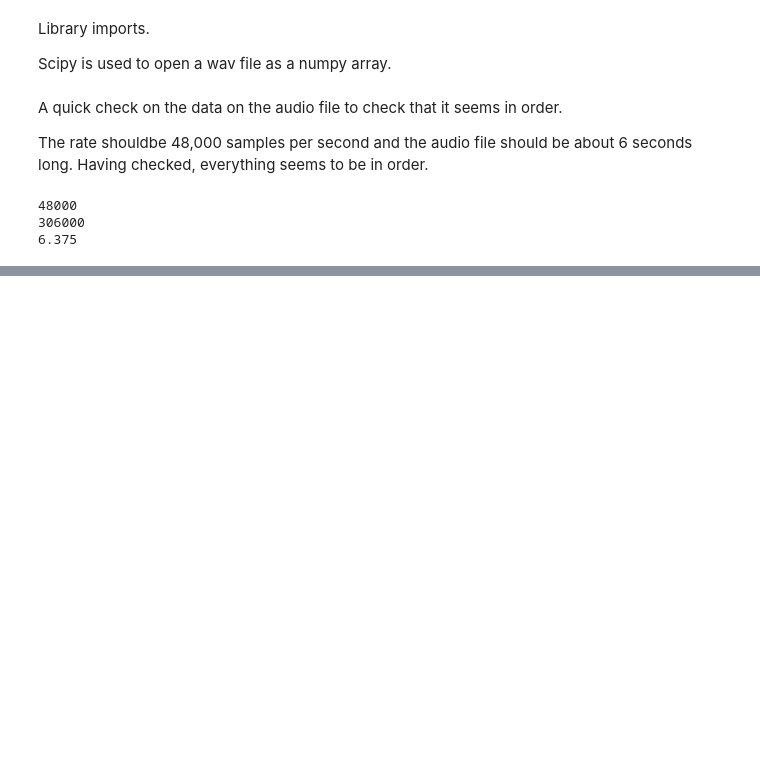
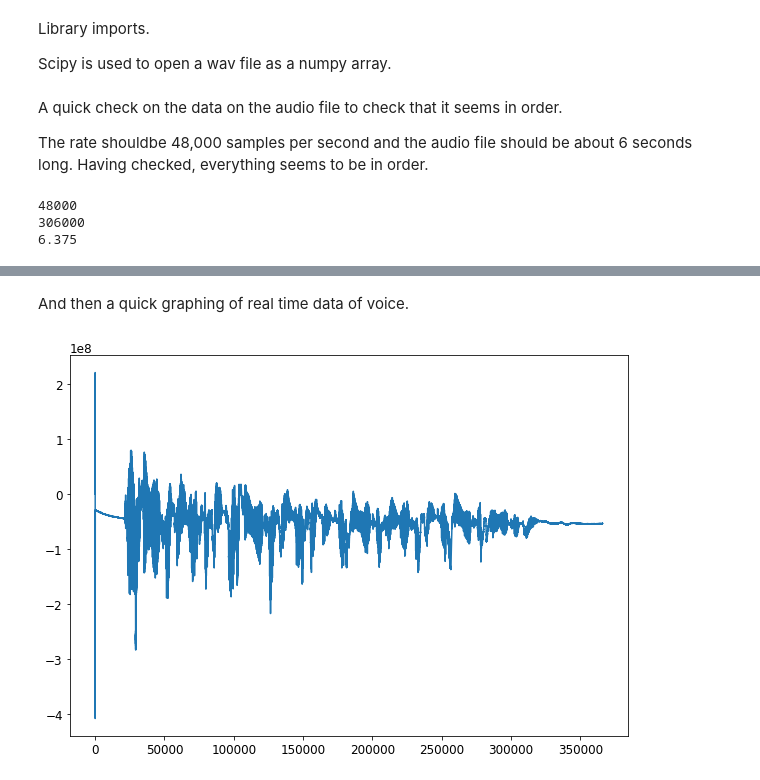
Before and after one commit to ThibaultHuyet/data_parsing, a Jupyter notebook: Audio.ipynb, the cells around one changed output, grey strips where cells are left out. Drawn from its saved outputs; the diff is of its cells as text; code cells hidden in the pictures; blank space fills up the shorter version.

```diff
--- a/Audio.ipynb
+++ b/Audio.ipynb
@@ -41,0 +71,11 @@ plt.show()
+# %% [markdown]
+And then a quick graphing of real time data of voice.
+# %%
+x = np.arange(0, len(data))
+y = data
+
+plt.figure(figsize=(10,7))
+plt.plot(x, y)
+plt.show()
+# %% [output]
+[figure, added]
```
Also changed, not shown: parts of 9 cells of this notebook.
